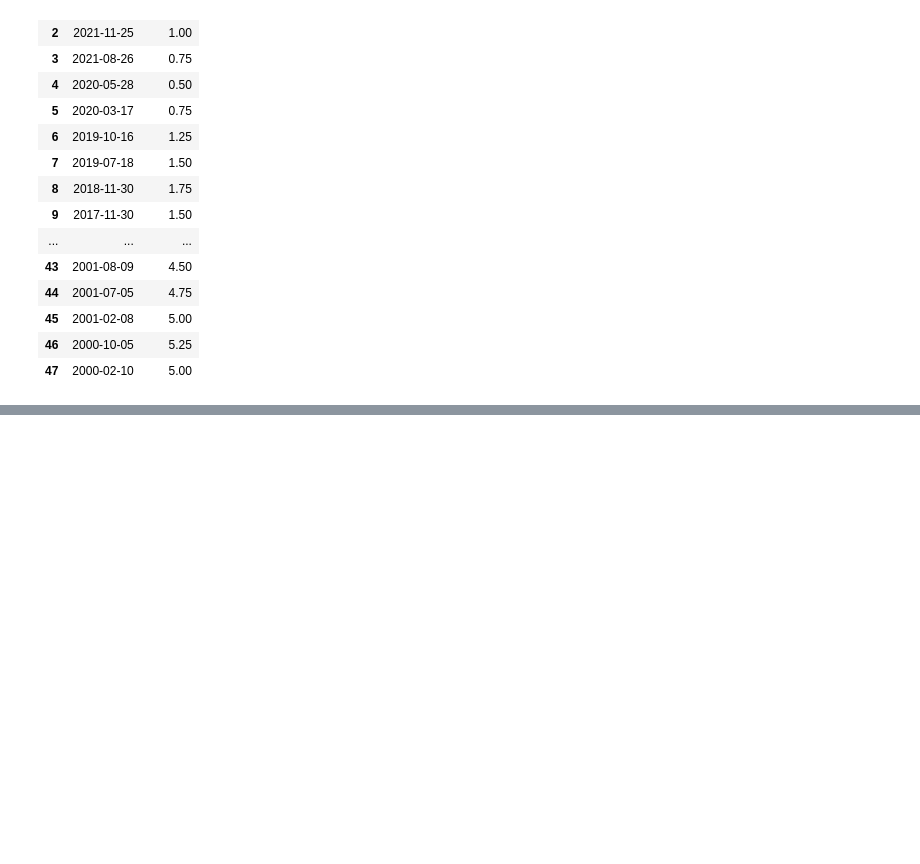
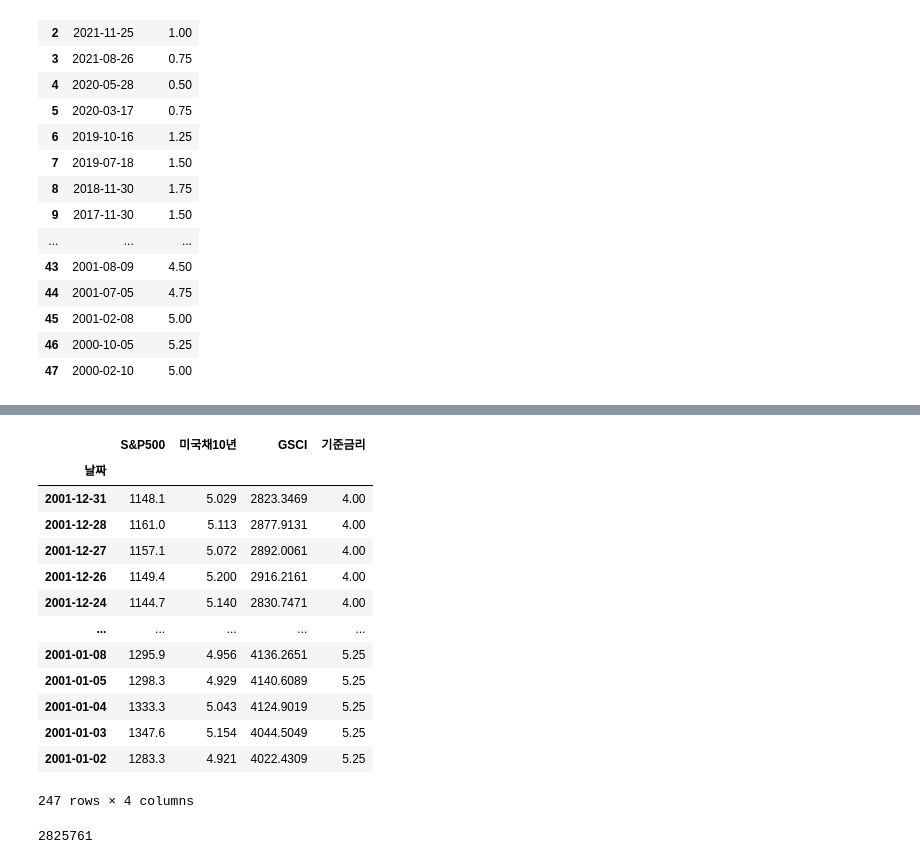
Before and after one commit to rjsgn1209/B-Project5, a Jupyter notebook: project.ipynb, the cells around one changed output, grey strips where cells are left out. Drawn from its saved outputs; the diff is of its cells as text; code cells hidden in the pictures; blank space fills up the shorter version.

```diff
--- a/project.ipynb
+++ b/project.ipynb
@@ -375,0 +392,17 @@ for year in range(2000, 2023):
+# %%
+df2001
+# %% [output]
+|  | S&P500 | 미국채10년 | GSCI | 기준금리 |
+| 날짜 |  |  |  |  |
+| 2001-12-31 | 1148.1 | 5.029 | 2823.3469 | 4.00 |
+| 2001-12-28 | 1161.0 | 5.113 | 2877.9131 | 4.00 |
+| 2001-12-27 | 1157.1 | 5.072 | 2892.0061 | 4.00 |
+| 2001-12-26 | 1149.4 | 5.200 | 2916.2161 | 4.00 |
+| 2001-12-24 | 1144.7 | 5.140 | 2830.7471 | 4.00 |
+| ... | ... | ... | ... | ... |
+| 2001-01-08 | 1295.9 | 4.956 | 4136.2651 | 5.25 |
+| 2001-01-05 | 1298.3 | 4.929 | 4140.6089 | 5.25 |
+| 2001-01-04 | 1333.3 | 5.043 | 4124.9019 | 5.25 |
+| 2001-01-03 | 1347.6 | 5.154 | 4044.5049 | 5.25 |
+| 2001-01-02 | 1283.3 | 4.921 | 4022.4309 | 5.25 |
+247 rows × 4 columns
@@ -375,0 +420,4 @@ for year in range(2000, 2023):
+# %%
+len(com_li)
+# %% [output]
+2825761
```
Also changed, not shown: parts of 38 cells of this notebook, 1 other file.
